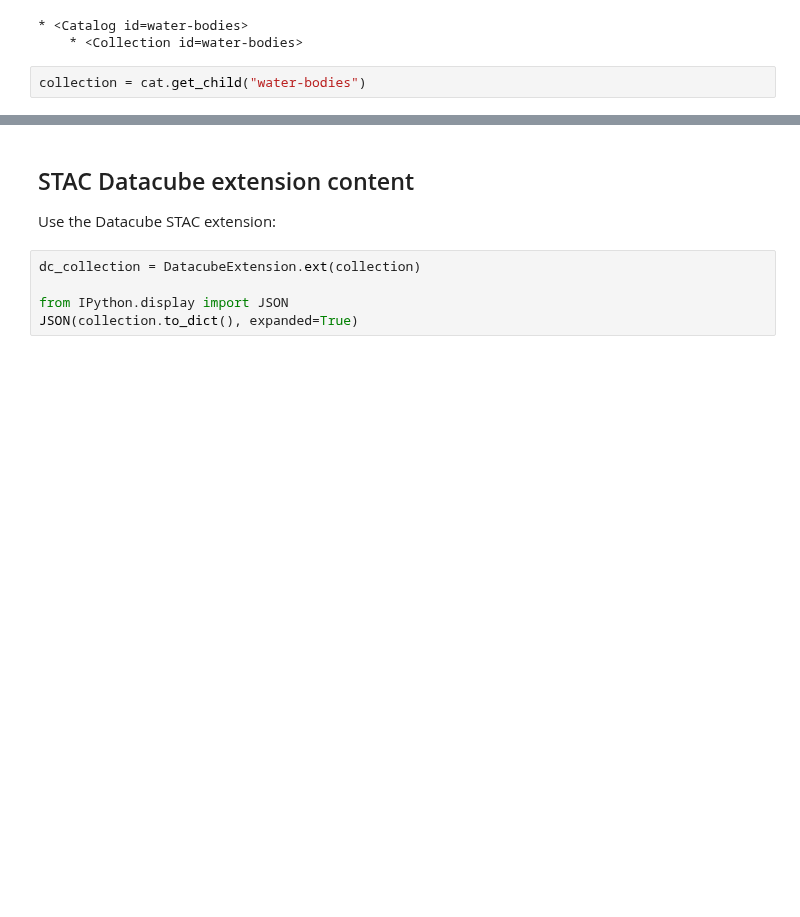
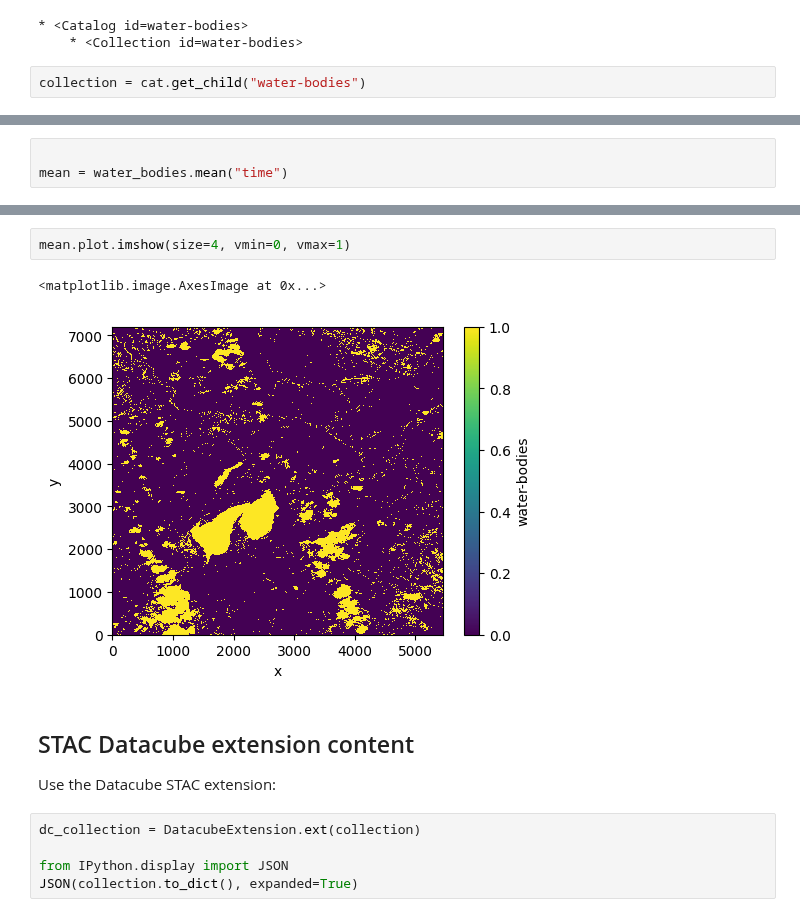
Before and after one commit to eoap/zarr-cloud-native-format, a Jupyter notebook: practice-labs/3-Exploitation/1-Exploitation.ipynb, the cells around one changed output, grey strips where cells are left out. Cells and saved outputs as stored; diff of their text form; blank space fills up the shorter version.

```diff
--- a/practice-labs/3-Exploitation/1-Exploitation.ipynb
+++ b/practice-labs/3-Exploitation/1-Exploitation.ipynb
@@ -59,0 +260,3 @@ collection = cat.get_child("water-bodies")
+# %%
+
+mean = water_bodies.mean("time")
@@ -60,3 +283,8 @@ collection = cat.get_child("water-bodies")
+# %%
+mean.plot.imshow(size=4, vmin=0, vmax=1)
+# %% [output]
+<matplotlib.image.AxesImage at 0x...>
+[figure, added]
 # %% [markdown]
 ## STAC Datacube extension content
 
```
Also changed, not shown: parts of 27 cells of this notebook, 7 other files.
